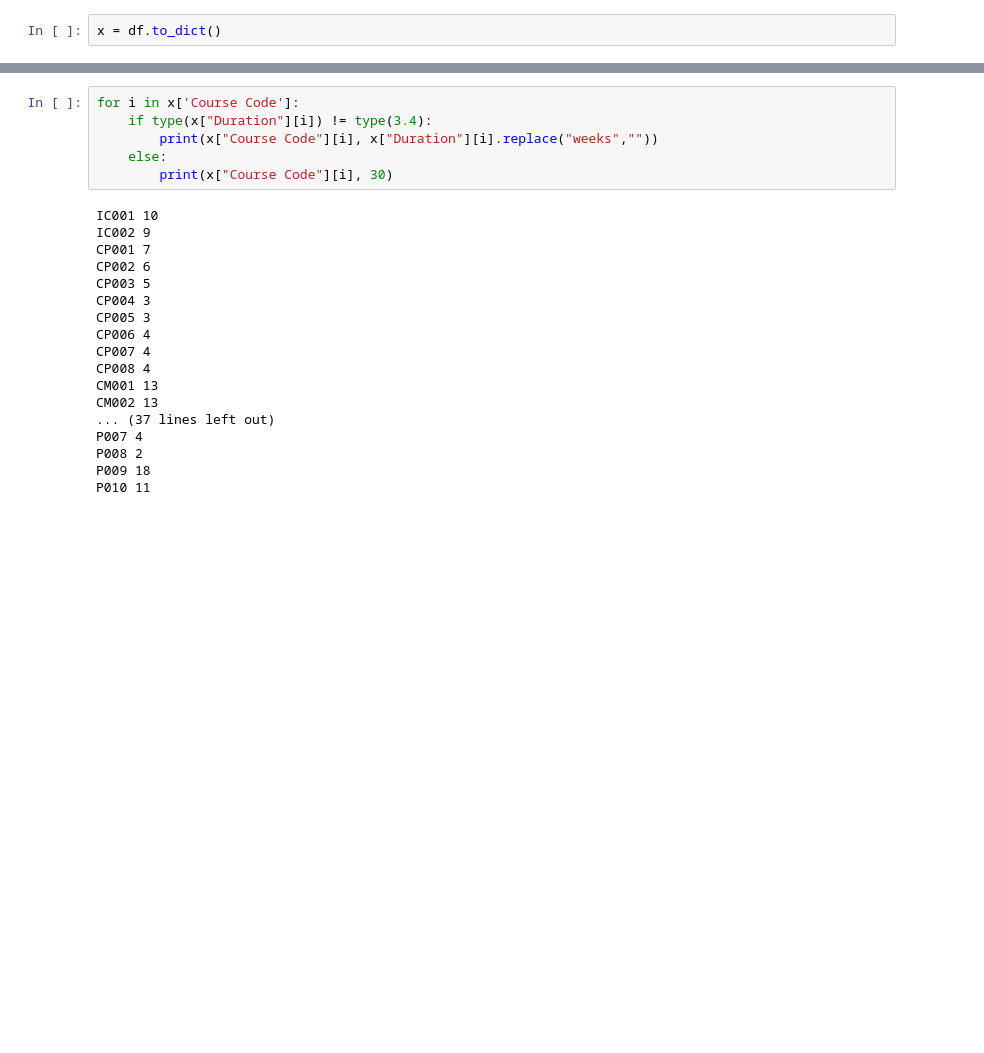
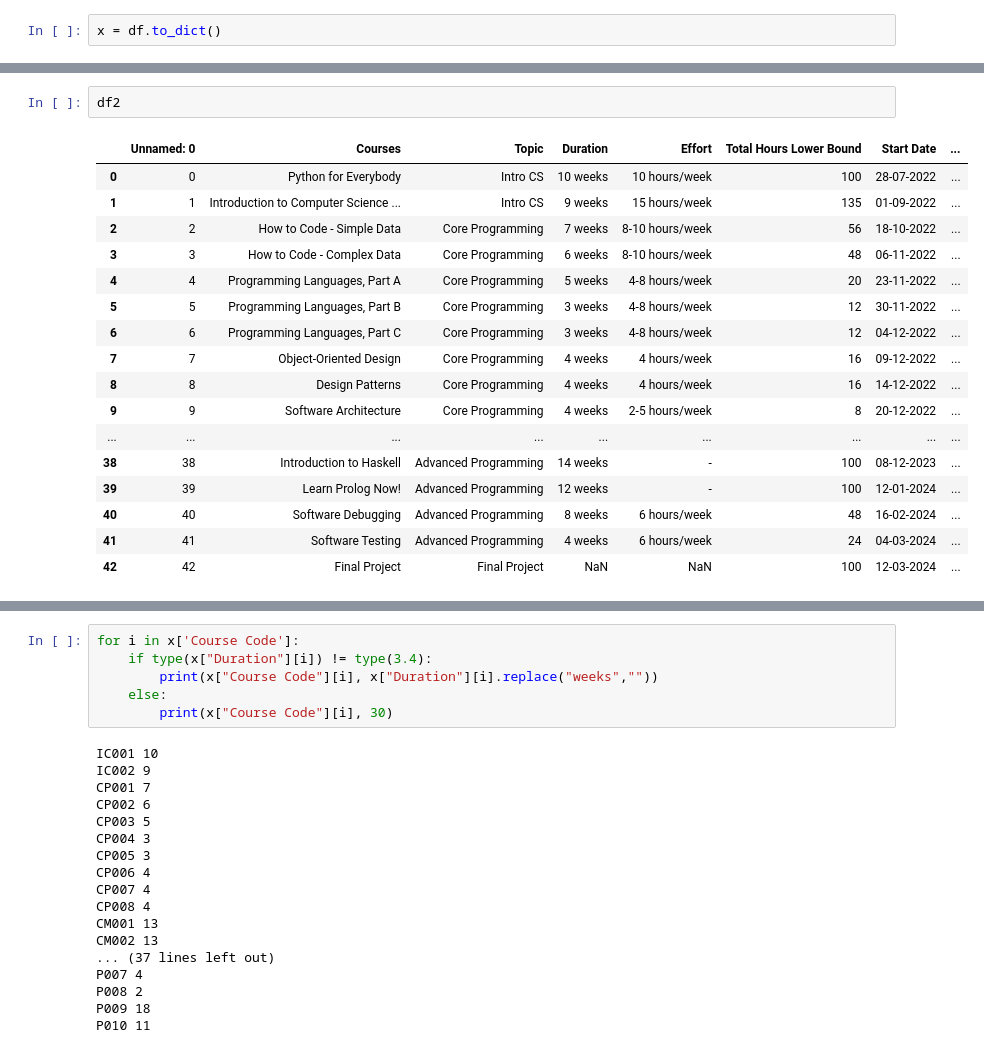
Before and after one commit to muhesh-kumar/curriculum-schedular, a Jupyter notebook: notebooks/data-cleaning.ipynb, the cells around one changed output, grey strips where cells are left out. Cells and saved outputs as stored; diff of their text form; blank space fills up the shorter version.

```diff
--- a/notebooks/data-cleaning.ipynb
+++ b/notebooks/data-cleaning.ipynb
@@ -413,0 +417,20 @@ x
+# %%
+df2
+# %% [output]
+|  | Unnamed: 0 | Courses | Topic | Duration | Effort | Total Hours Lower Bound | Start Date | ... |
+| 0 | 0 | Python for Everybody | Intro CS | 10 weeks | 10 hours/week | 100 | 28-07-2022 | ... |
+| 1 | 1 | Introduction to Computer Science ... | Intro CS | 9 weeks | 15 hours/week | 135 | 01-09-2022 | ... |
+| 2 | 2 | How to Code - Simple Data | Core Programming | 7 weeks | 8-10 hours/week | 56 | 18-10-2022 | ... |
+| 3 | 3 | How to Code - Complex Data | Core Programming | 6 weeks | 8-10 hours/week | 48 | 06-11-2022 | ... |
+| 4 | 4 | Programming Languages, Part A | Core Programming | 5 weeks | 4-8 hours/week | 20 | 23-11-2022 | ... |
+| 5 | 5 | Programming Languages, Part B | Core Programming | 3 weeks | 4-8 hours/week | 12 | 30-11-2022 | ... |
+| 6 | 6 | Programming Languages, Part C | Core Programming | 3 weeks | 4-8 hours/week | 12 | 04-12-2022 | ... |
+| 7 | 7 | Object-Oriented Design | Core Programming | 4 weeks | 4 hours/week | 16 | 09-12-2022 | ... |
+| 8 | 8 | Design Patterns | Core Programming | 4 weeks | 4 hours/week | 16 | 14-12-2022 | ... |
+| 9 | 9 | Software Architecture | Core Programming | 4 weeks | 2-5 hours/week | 8 | 20-12-2022 | ... |
+| ... | ... | ... | ... | ... | ... | ... | ... | ... |
+| 38 | 38 | Introduction to Haskell | Advanced Programming | 14 weeks | - | 100 | 08-12-2023 | ... |
+| 39 | 39 | Learn Prolog Now! | Advanced Programming | 12 weeks | - | 100 | 12-01-2024 | ... |
+| 40 | 40 | Software Debugging | Advanced Programming | 8 weeks | 6 hours/week | 48 | 16-02-2024 | ... |
+| 41 | 41 | Software Testing | Advanced Programming | 4 weeks | 6 hours/week | 24 | 04-03-2024 | ... |
+| 42 | 42 | Final Project | Final Project | NaN | NaN | 100 | 12-03-2024 | ... |
```
Also changed, not shown: parts of 7 cells of this notebook, 1 other file.
